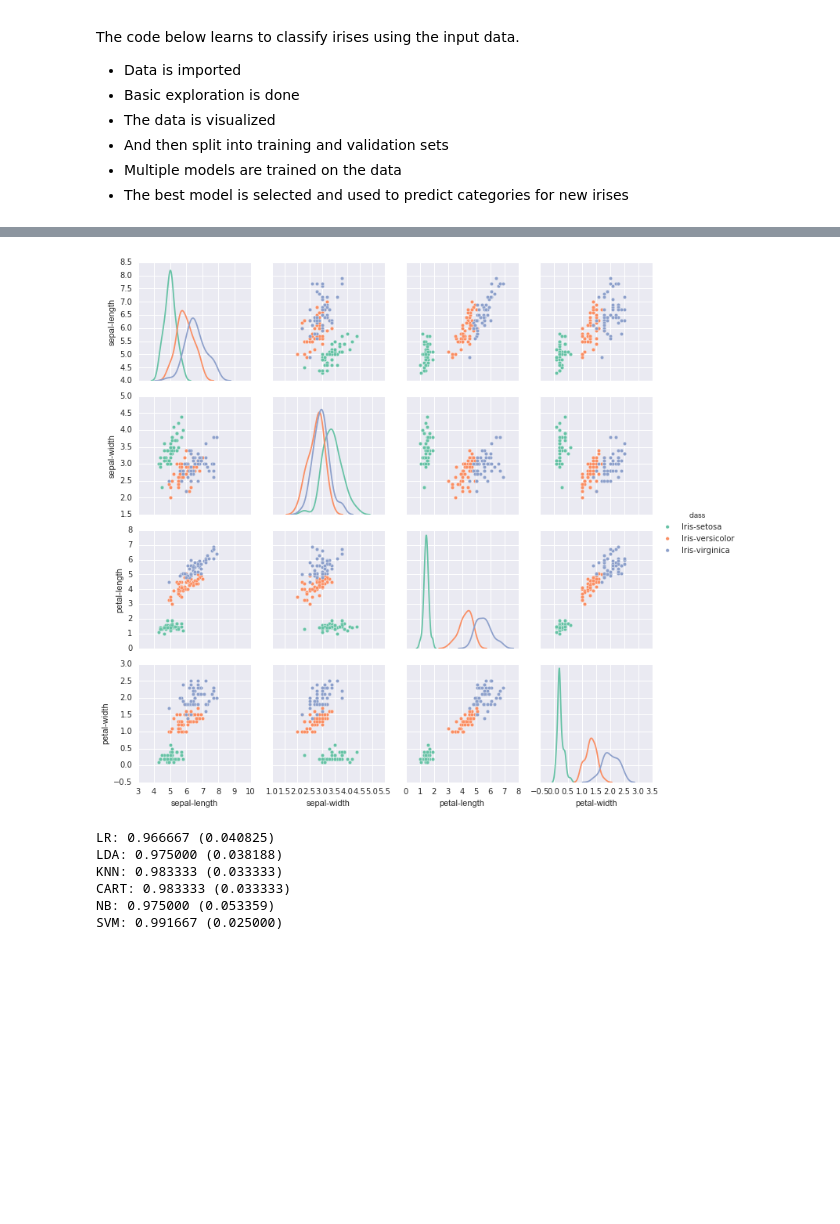
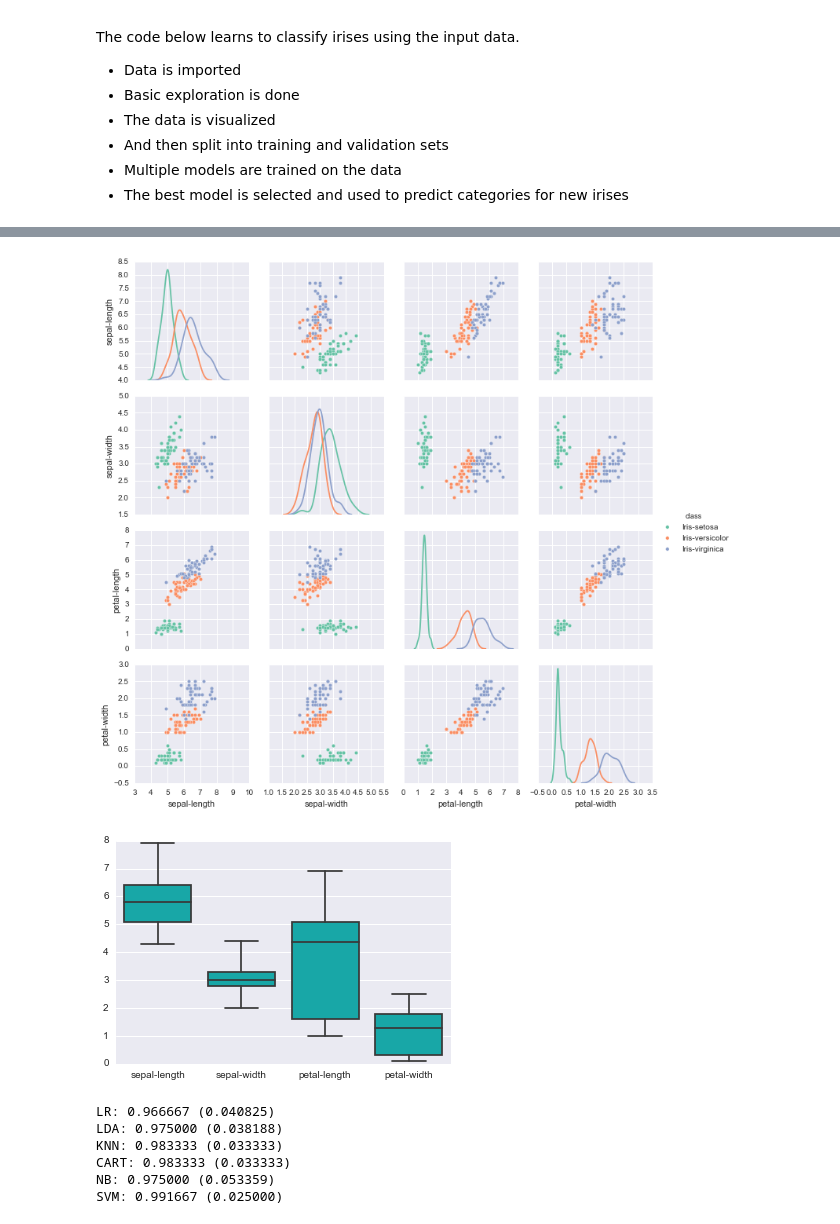
Before and after one commit to IsaacHook/Machine-Learning, a Jupyter notebook: Iris/Iris.ipynb, the cells around one changed output, grey strips where cells are left out. Saved outputs shown, nothing was run; the diff lists cells and outputs as text; code cells hidden in the pictures; blank space fills up the shorter version.

```diff
--- a/Iris/Iris.ipynb
+++ b/Iris/Iris.ipynb
@@ -114,8 +116,18 @@ plt.show()
 # %%
 # Visualize data - Seaborn
+
+# Scatter Plot
 g = sns.pairplot(dataset, hue='class', palette='Set2', diag_kind='kde')
+plt.show()
+
+# Box plot
+plt.figure()
+sns.boxplot(data=dataset, whis=np.inf, color="c")
+# sns.stripplot(data=dataset, jitter=True, size=3, color=".3", linewidth=0)
+plt.show()
 # %% [output]
-[figure, old version]
+[figure, new version]
+[figure, added]
 # %%
 # Split dataset
 array =  dataset.values
```
Also changed, not shown: parts of 2 cells of this notebook.
